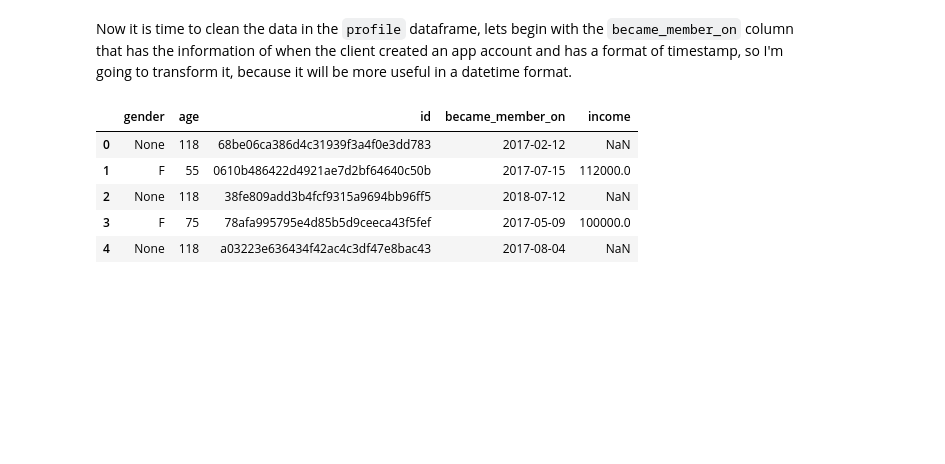
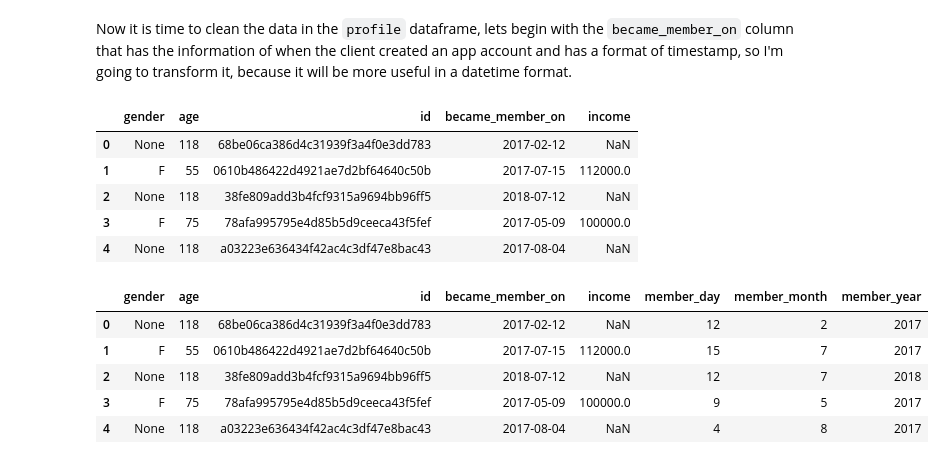
Before and after one commit to Haroldg94/Udacity-Machine-Learning-Engineer-Nanodegree, a Jupyter notebook: Capstone_project.ipynb, the cells around one changed output. Cells and saved outputs as stored; diff of their text form; code cells hidden in the pictures; blank space fills up the shorter version.

```diff
--- a/Capstone_project.ipynb
+++ b/Capstone_project.ipynb
@@ -194,3 +196,16 @@ profile.head()
 | 2 | None | 118 | 38fe809add3b4fcf9315a9694bb96ff5 | 2018-07-12 | NaN |
 | 3 | F | 75 | 78afa995795e4d85b5d9ceeca43f5fef | 2017-05-09 | 100000.0 |
 | 4 | None | 118 | a03223e636434f42ac4c3df47e8bac43 | 2017-08-04 | NaN |
+# %%
+# Separating the day, month and year into different columns
+profile.loc[:,'member_day'] = profile.became_member_on.apply(lambda x: x.day)
+profile.loc[:,'member_month'] = profile.became_member_on.apply(lambda x: x.month)
+profile.loc[:,'member_year'] = profile.became_member_on.apply(lambda x: x.year)
+profile.head()
+# %% [output]
+|  | gender | age | id | became_member_on | income | member_day | member_month | member_year |
+| 0 | None | 118 | 68be06ca386d4c31939f3a4f0e3dd783 | 2017-02-12 | NaN | 12 | 2 | 2017 |
+| 1 | F | 55 | 0610b486422d4921ae7d2bf64640c50b | 2017-07-15 | 112000.0 | 15 | 7 | 2017 |
+| 2 | None | 118 | 38fe809add3b4fcf9315a9694bb96ff5 | 2018-07-12 | NaN | 12 | 7 | 2018 |
+| 3 | F | 75 | 78afa995795e4d85b5d9ceeca43f5fef | 2017-05-09 | 100000.0 | 9 | 5 | 2017 |
+| 4 | None | 118 | a03223e636434f42ac4c3df47e8bac43 | 2017-08-04 | NaN | 4 | 8 | 2017 |
```
Also changed, not shown: parts of 2 cells of this notebook.
